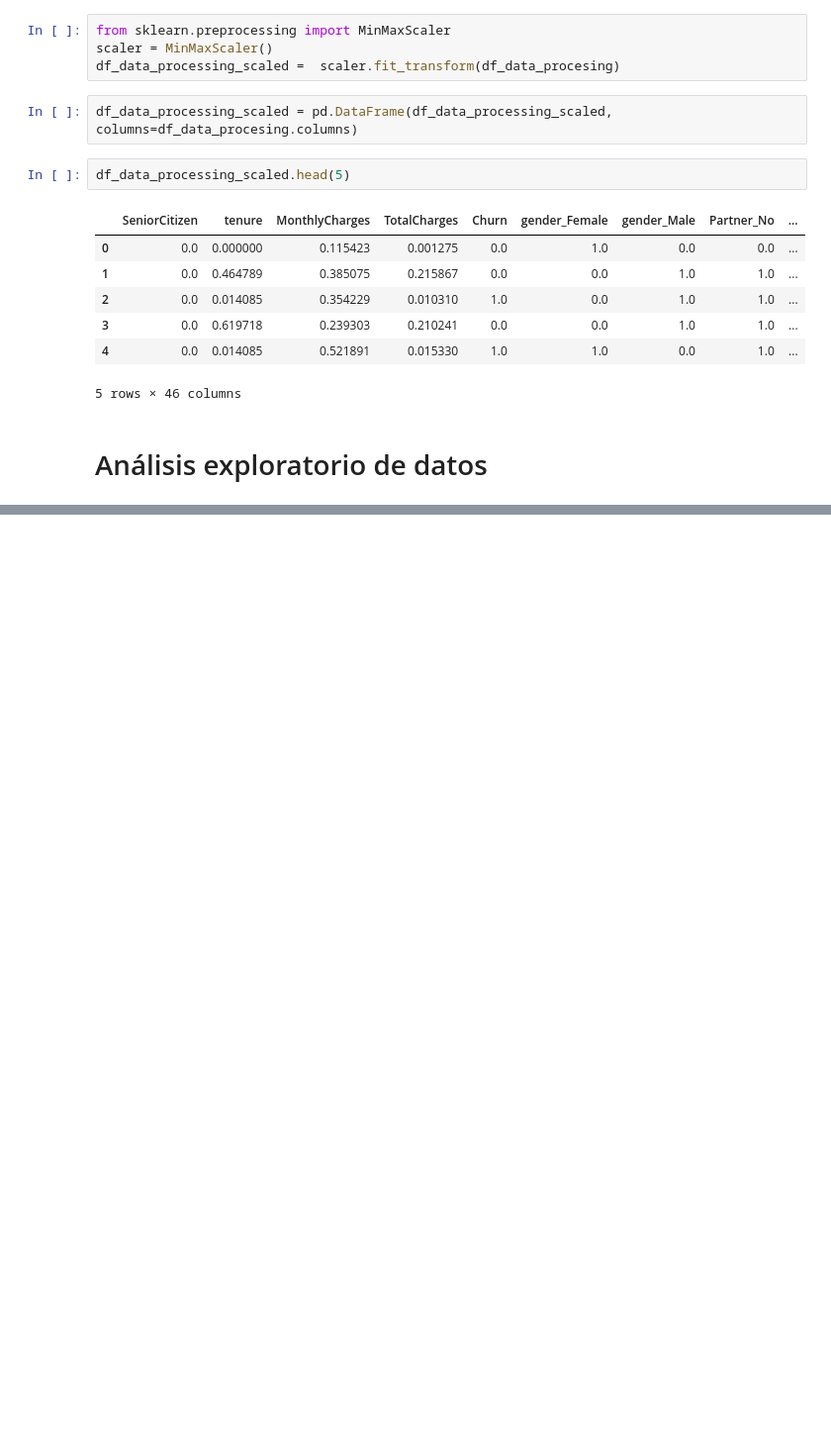
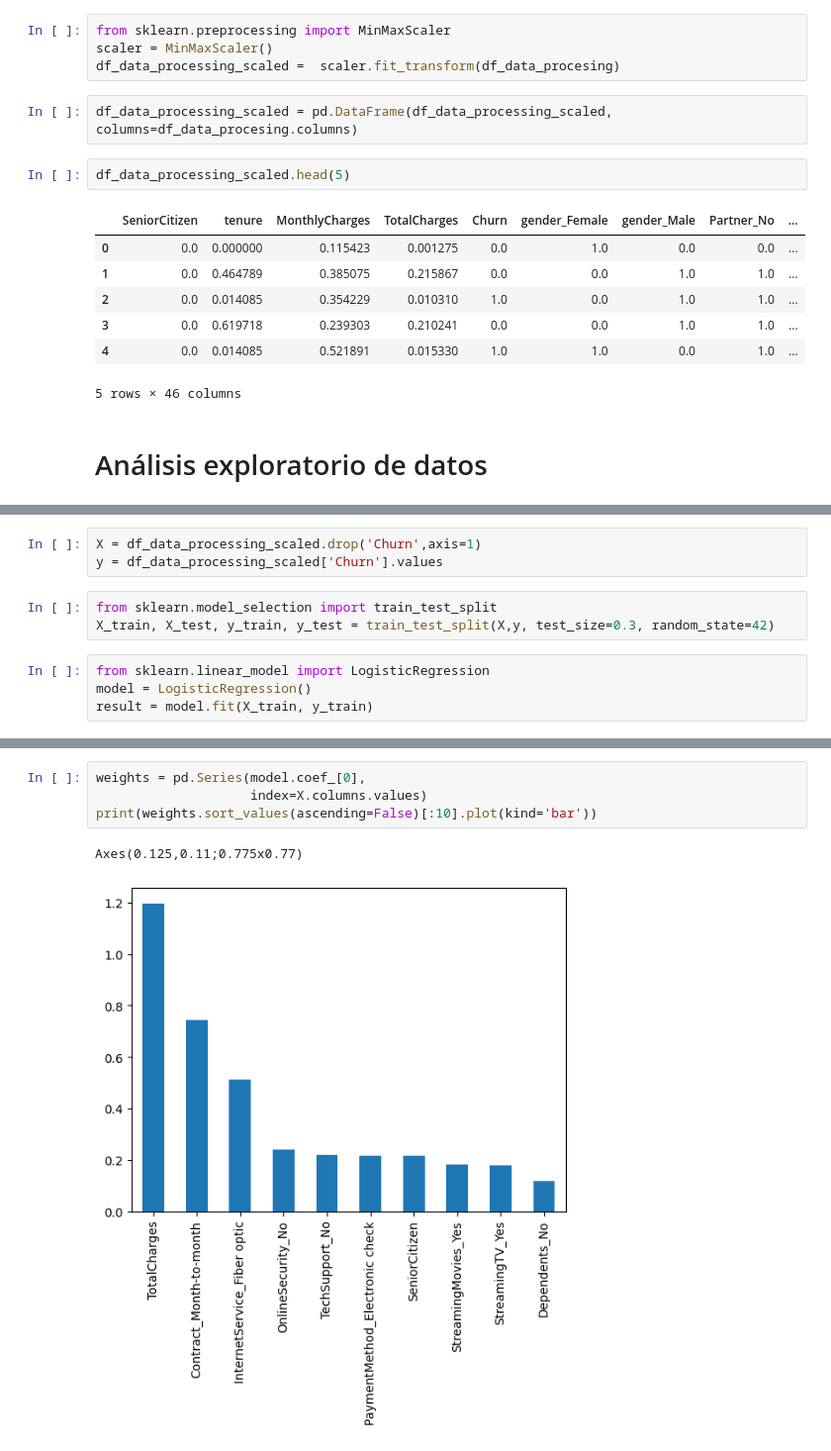
Before and after one commit to dionicio-alberto/Regresion-Logistica, a Jupyter notebook: Notebooks/2_Binomial_regression.ipynb, the cells around one changed output, grey strips where cells are left out. Shown at 99% size. Drawn from its saved outputs; the diff is of its cells as text; blank space fills up the shorter version.

Commit message:
Regresión logistica

```diff
--- a/Notebooks/2_Binomial_regression.ipynb
+++ b/Notebooks/2_Binomial_regression.ipynb
@@ -190,0 +226,10 @@ df_data_processing_scaled.head(5)
+# %%
+X = df_data_processing_scaled.drop('Churn',axis=1)
+y = df_data_processing_scaled['Churn'].values
+# %%
+from sklearn.model_selection import train_test_split
+X_train, X_test, y_train, y_test = train_test_split(X,y, test_size=0.3, random_state=42)
+# %%
+from sklearn.linear_model import LogisticRegression
+model = LogisticRegression()
+result = model.fit(X_train, y_train)
@@ -190,0 +300,7 @@ df_data_processing_scaled.head(5)
+# %%
+weights = pd.Series(model.coef_[0],
+                    index=X.columns.values)
+print(weights.sort_values(ascending=False)[:10].plot(kind='bar'))
+# %% [output]
+Axes(0.125,0.11;0.775x0.77)
+[figure, added]
```
Also changed, not shown: parts of 14 cells of this notebook, 4 other files.
